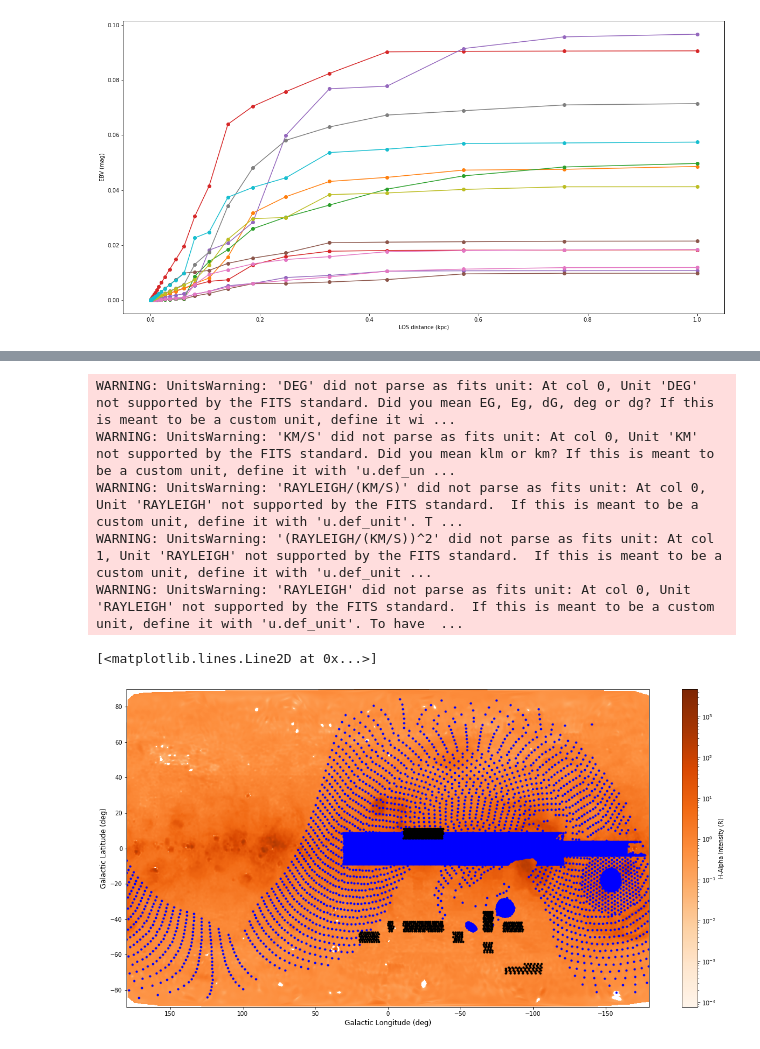
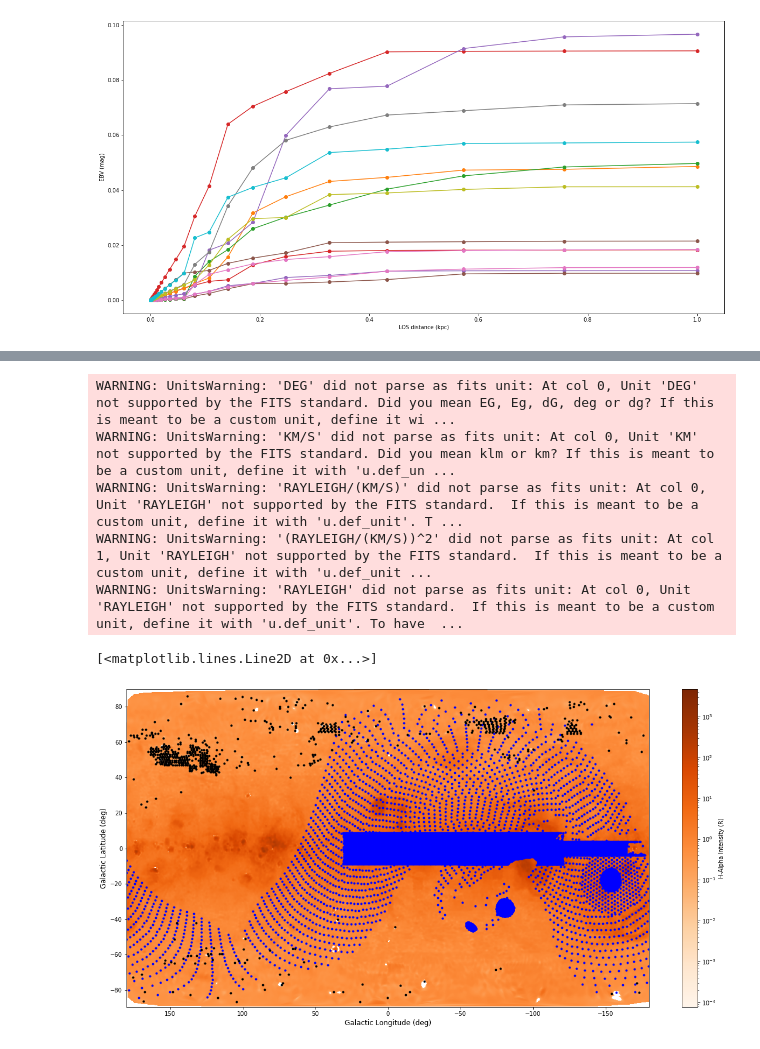
Before and after one commit to sdss/lvmdrp, a Jupyter notebook: docs/nb/sky-simulation.ipynb, the cells around one changed output, grey strips where cells are left out. Cells and saved outputs as stored; diff of their text form; code cells hidden in the pictures.

```diff
--- a/docs/nb/sky-simulation.ipynb
+++ b/docs/nb/sky-simulation.ipynb
@@ -147,36 +157,34 @@ Text(0, 0.5, 'EBV (mag)')
 # %%
 from whampy.skySurvey import SkySurvey
 
 
-u.add_enabled_units({"DEG": u.deg})
+# u.add_enabled_units({"DEG": u.deg})
 
 # Load Survey
-survey = SkySurvey()
+wham = SkySurvey()
 # Quick Sky Map
-fig = survey.intensity_map(smooth=True, colorbar=True, cmap="Oranges", vmin=None, vmax=None, fig=plt.figure(figsize=(20,10)))
-
+fig = wham.intensity_map(smooth=True, colorbar=True, cmap="Oranges", vmin=None, vmax=None, fig=plt.figure(figsize=(20,10)))
 ax = plt.gca()
 
+survey = lvm#[lvm["target"] == "ORION"]
 
-ori_survey = lvm#[lvm["target"] == "ORION_SPARSE"]
+dark_coords = SkyCoord(darks["ra"], darks["dec"], unit="deg")
+dark_l = dark_coords.galactic.l.wrap_at(180*u.deg)
+dark_b = dark_coords.galactic.b.wrap_at(90*u.deg)
 
-dark_coords = SkyCoord(darks["l"], darks["b"], frame="galactic", unit="deg")
-dark_l = dark_coords.l.wrap_at(180*u.deg)
-dark_b = dark_coords.b.wrap_at(90*u.deg)
-
-ori_coords = SkyCoord(ori_survey["ra"]*u.deg, ori_survey["dec"]*u.deg)
+ori_coords = SkyCoord(survey["ra"]*u.deg, survey["dec"]*u.deg)
 ori_l = ori_coords.galactic.l.wrap_at(180*u.deg).value
 ori_b = ori_coords.galactic.b.wrap_at(90*u.deg).value
 
 ax.plot(ori_l, ori_b, ".b")
 ax.plot(dark_l, dark_b, ".k")
 
 # survey
 # %% [output]
 WARNING: UnitsWarning: 'DEG' did not parse as fits unit: At col 0, Unit 'DEG' not supported by the FITS standard. Did you mean EG, Eg, dG, deg or dg? If this is meant to be a custom unit, define it wi ...
 WARNING: UnitsWarning: 'KM/S' did not parse as fits unit: At col 0, Unit 'KM' not supported by the FITS standard. Did you mean klm or km? If this is meant to be a custom unit, define it with 'u.def_un ...
 WARNING: UnitsWarning: 'RAYLEIGH/(KM/S)' did not parse as fits unit: At col 0, Unit 'RAYLEIGH' not supported by the FITS standard.  If this is meant to be a custom unit, define it with 'u.def_unit'. T ...
 WARNING: UnitsWarning: '(RAYLEIGH/(KM/S))^2' did not parse as fits unit: At col 1, Unit 'RAYLEIGH' not supported by the FITS standard.  If this is meant to be a custom unit, define it with 'u.def_unit ...
 WARNING: UnitsWarning: 'RAYLEIGH' did not parse as fits unit: At col 0, Unit 'RAYLEIGH' not supported by the FITS standard.  If this is meant to be a custom unit, define it with 'u.def_unit'. To have  ...
 [<matplotlib.lines.Line2D at 0x...>]
-[figure, old version]
+[figure, new version]
```
Also changed, not shown: parts of 3 cells of this notebook.
